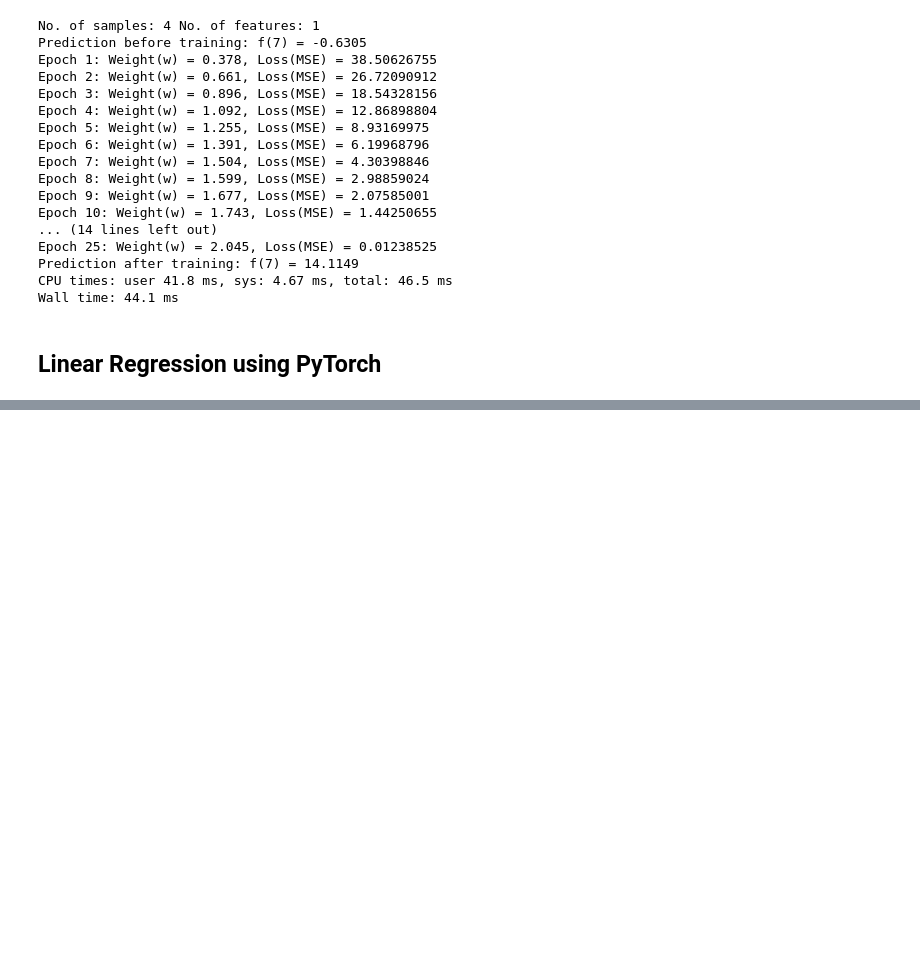
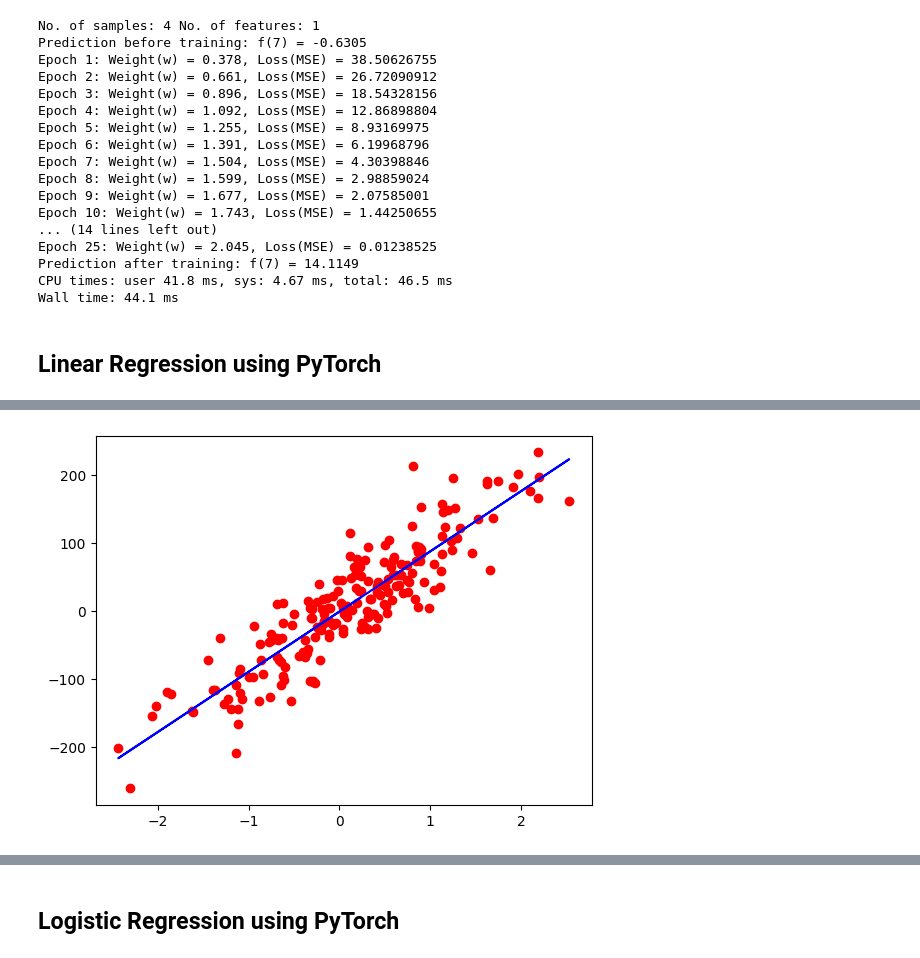
Before and after one commit to Sourish168/Python, a Jupyter notebook: PyTorch/PyTorch_Tutorial.ipynb, the cells around one changed output, grey strips where cells are left out. Saved outputs shown, nothing was run; the diff lists cells and outputs as text; code cells hidden in the pictures; blank space fills up the shorter version.

```diff
--- a/PyTorch/PyTorch_Tutorial.ipynb
+++ b/PyTorch/PyTorch_Tutorial.ipynb
@@ -862,3 +862,63 @@ CPU times: user 41.8 ms, sys: 4.67 ms, total: 46.5 ms
 Wall time: 44.1 ms
 # %% [markdown]
 ## Linear Regression using PyTorch
+# %%
+%%time
+# Steps
+# 1) Design the model (input size, output size, forward pass)
+# 2) Construct loss and optimizer
+# 3) Training loop
+#   - Forward pass: compute prediction
+#   - Backward pass: compute gradients
+#   - Update weights
+
+import torch
+import torch.nn as nn
+import numpy as np
+from sklearn import datasets
+import matplotlib.pyplot as plt
+
+# 0) Prepare the data
+X_numpy, Y_numpy = datasets.make_regression(n_samples = 200, n_features = 1, noise = 40, random_state = 1) # Important Parameters
+
+X = torch.from_numpy(X_numpy.astype(np.float32))
+Y = torch.from_numpy(Y_numpy.astype(np.float32))
+Y = Y.view(Y.shape[0], 1)
+
+n_samples, n_features = X.shape # Shape of X
+
+# 1) Model
+input_size, output_size = n_features, 1
+
+model = nn.Linear(input_size, output_size) # Linear Regression Model
+
+# 2) Loss and optimizer
+learning_rate = 0.1
+criterion = nn.MSELoss() # Mean Squared Error
+optimizer = torch.optim.SGD(model.parameters(), lr = learning_rate) # Stochastic Gradient Descent
+
+
+# 3) Training loop
+num_epochs = 200 # Number of iterations, check outputs with combination of this and learning rate
+
+for epoch in range(num_epochs):
+  # Forward pass and loss
+  y_predicted = model(X)
+  loss = criterion(y_predicted, Y)
+
+  # Backward pass
+  loss.backward()
+
+  # Update weights
+  optimizer.step()
+  optimizer.zero_grad() # Resets the gradient to zero, optimization step
+
+  if (epoch+1)%10 == 0:
+    print(f"Epoch {epoch+1}: Loss = {loss.item():.4f}")
+
+# Plot
+predicted = model(X).detach().numpy() # Detach the tensor from the computational graph
+plt.plot(X_numpy, Y_numpy, "ro")
+plt.plot(X_numpy, predicted, "b")
+plt.show()
+# %% [output]
@@ -864,0 +945 @@ Wall time: 44.1 ms
+[figure, added]
@@ -864,0 +948,2 @@ Wall time: 44.1 ms
+# %% [markdown]
+## Logistic Regression using PyTorch
```
Also changed, not shown: parts of 1 cell of this notebook.
